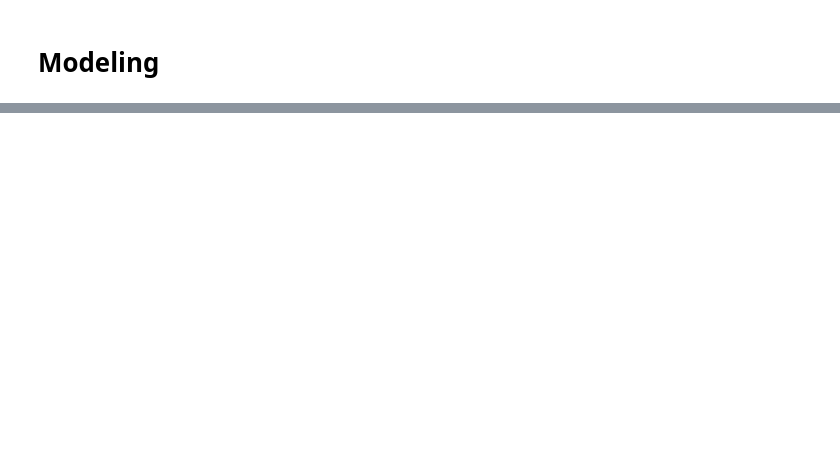
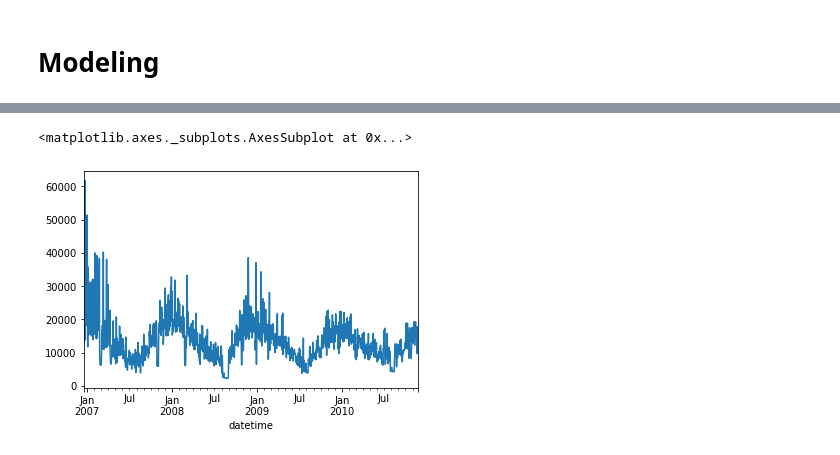
Before and after one commit to KimRass/warehouse, a Jupyter notebook: Data Science/Machine Learning/Time Series/Power Consumption & CNN-LSTM.ipynb, the cells around one changed output, grey strips where cells are left out. Saved outputs shown, nothing was run; the diff lists cells and outputs as text; code cells hidden in the pictures; blank space fills up the shorter version.

```diff
--- a/Data Science/Machine Learning/Time Series/Power Consumption & CNN-LSTM.ipynb
+++ b/Data Science/Machine Learning/Time Series/Power Consumption & CNN-LSTM.ipynb
@@ -53,33 +12,22 @@ drive.mount("/content/drive")
 os.chdir("/content")
 
 import pandas as pd
-import matplotlib.pyplot as plt
 from datetime import datetime, timedelta
 from google_drive_downloader import GoogleDriveDownloader as gdd
 import math
 import numpy as np
-from datetime import datetime, timedelta
-from sklearn.metrics import mean_squared_error
-from sklearn.feature_extraction.text import CountVectorizer, TfidfVectorizer
-from sklearn.model_selection import train_test_split, KFold, GroupKFold, LeaveOneOut, LeaveOneGroupOut
-from sklearn.preprocessing import OneHotEncoder, LabelEncoder, StandardScaler, MinMaxScaler, RobustScaler, Normalizer
-from sklearn.decomposition import PCA
-from sklearn.tree import DecisionTreeRegressor
-from sklearn.ensemble import RandomForestRegressor, GradientBoostingRegressor, AdaBoostRegressor
 import tensorflow as tf
 from tensorflow.keras import Input, Model, Sequential
-from tensorflow.keras.utils import to_categorical, plot_model
+from tensorflow.keras.models import load_model
+from tensorflow.keras.layers import Layer, Dense, Flatten, Dropout, Concatenate, Add, Dot, Multiply, Reshape, Activation, BatchNormalization, SimpleRNNCell, RNN, SimpleRNN, LSTM, Embedding, Bidirectional, TimeDistributed, Conv1D, Conv2D, MaxPool1D, MaxPool2D, GlobalMaxPool1D, GlobalMaxPool2D, AveragePooling1D, AveragePooling2D, GlobalAveragePooling1D, GlobalAveragePooling2D, ZeroPadding2D, RepeatVector
+from tensorflow.keras.layers.experimental.preprocessing import Rescaling
+from tensorflow.keras.utils import to_categorical
 from tensorflow.keras.preprocessing import image_dataset_from_directory
 from tensorflow.keras.preprocessing.sequence import pad_sequences
 from tensorflow.keras.preprocessing.text import Tokenizer
 from tensorflow.keras.preprocessing.image import load_img, img_to_array, ImageDataGenerator
-from tensorflow.keras.layers import Layer, Dense, Flatten, Dropout, Concatenate, Add, Dot, Multiply, Reshape, Activation, BatchNormalization, SimpleRNNCell, RNN, SimpleRNN, LSTM, Embedding, Bidirectional, TimeDistributed, Conv1D, Conv2D, MaxPool1D, MaxPool2D, GlobalMaxPool1D, GlobalMaxPool2D, AveragePooling1D, AveragePooling2D, GlobalAveragePooling1D, GlobalAveragePooling2D, ZeroPadding2D, RepeatVector
 from tensorflow.keras.optimizers import SGD, Adam, Adagrad
 from tensorflow.keras.metrics import MeanSquaredError, RootMeanSquaredError, MeanAbsoluteError, MeanAbsolutePercentageError, BinaryCrossentropy, CategoricalCrossentropy, SparseCategoricalCrossentropy, CosineSimilarity
-from tensorflow.keras.layers.experimental.preprocessing import Rescaling
 from tensorflow.keras.callbacks import EarlyStopping, ModelCheckpoint
 from tensorflow.keras.activations import linear, sigmoid, relu
 from tensorflow.keras.initializers import RandomNormal, glorot_uniform, he_uniform, Constant
-from tensorflow.keras.models import load_model
-
-plt.style.use("dark_background")
@@ -125,0 +45,2 @@ print(tr_y.shape)
+# %%
+dataset = daily_data
@@ -220,0 +199,5 @@ KeyboardInterrupt: ignored
+# %%
+dataset['sub_metering_4'].plot()
+# %% [output]
+<matplotlib.axes._subplots.AxesSubplot at 0x...>
+[figure, added]
```
Also changed, not shown: parts of 22 cells of this notebook.
